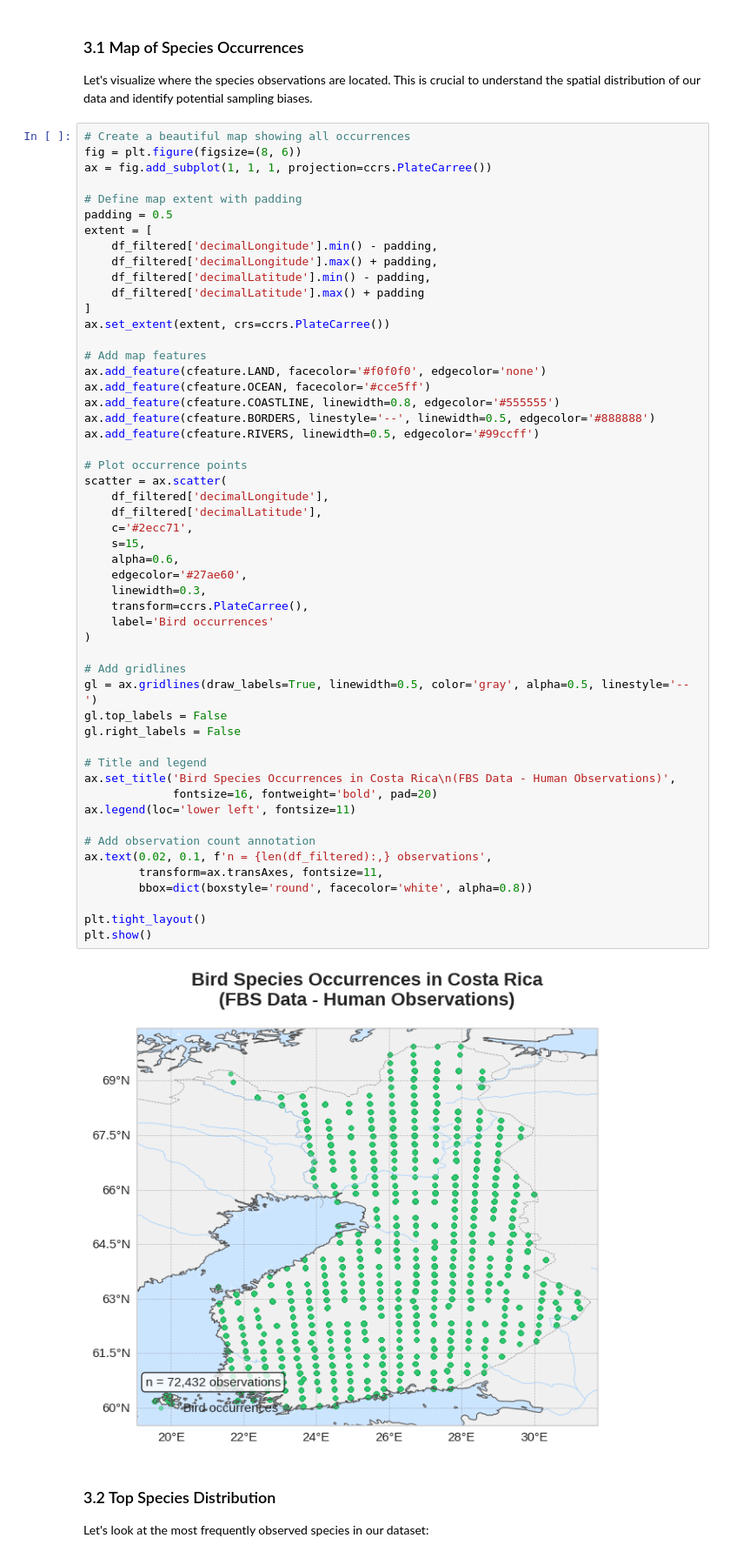
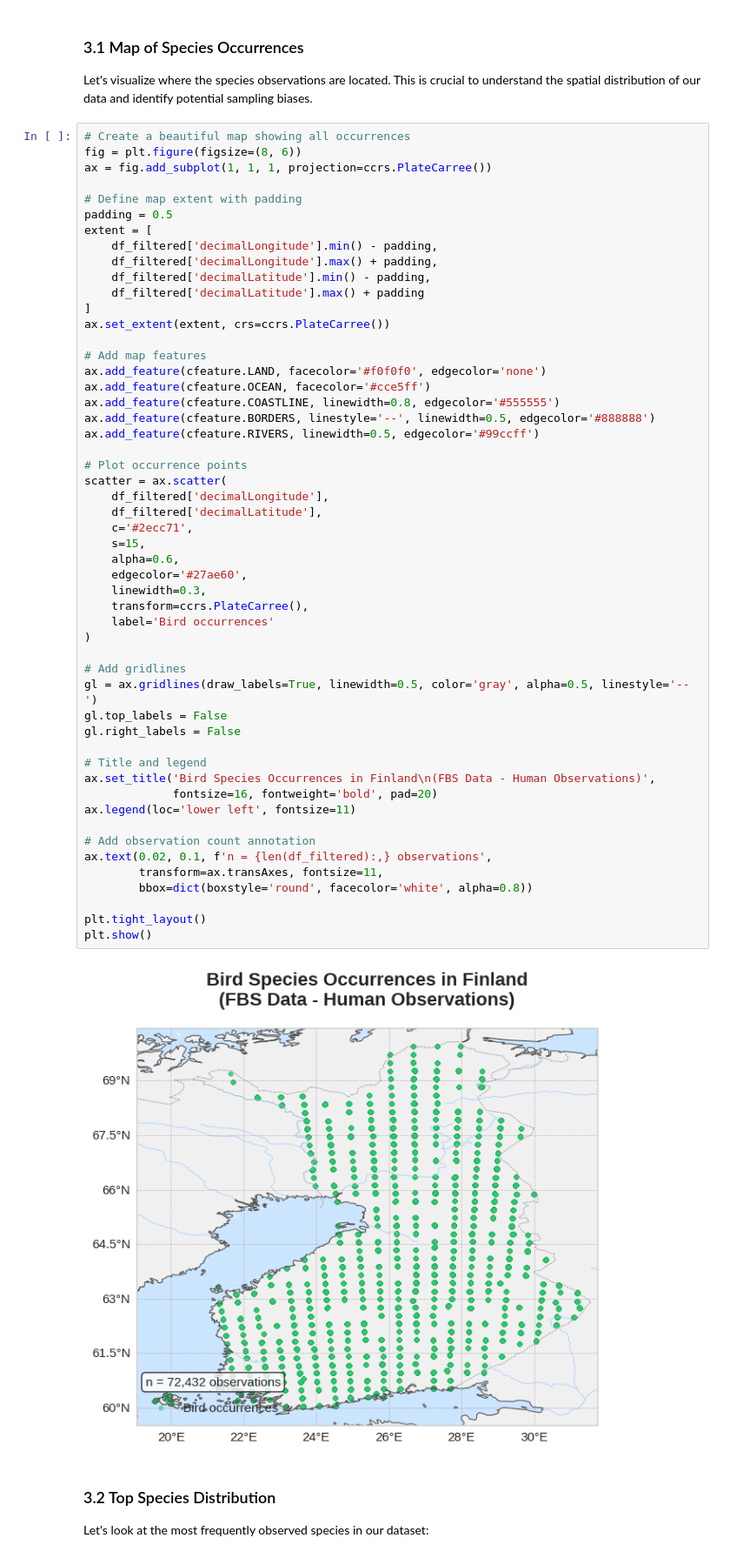
Before and after one commit to cmunozr/2026_I_AI_GU, a Jupyter notebook: Project/deepmaxent.ipynb, the cells around one changed output. Shown at 87% size. Drawn from its saved outputs; the diff is of its cells as text.

```diff
--- a/Project/deepmaxent.ipynb
+++ b/Project/deepmaxent.ipynb
@@ -217,35 +209,35 @@ ax.add_feature(cfeature.RIVERS, linewidth=0.5, edgecolor='#99ccff')
 # Plot occurrence points
 scatter = ax.scatter(
     df_filtered['decimalLongitude'],
     df_filtered['decimalLatitude'],
     c='#2ecc71',
     s=15,
     alpha=0.6,
     edgecolor='#27ae60',
     linewidth=0.3,
     transform=ccrs.PlateCarree(),
     label='Bird occurrences'
 )
 
 # Add gridlines
 gl = ax.gridlines(draw_labels=True, linewidth=0.5, color='gray', alpha=0.5, linestyle='--')
 gl.top_labels = False
 gl.right_labels = False
 
 # Title and legend
-ax.set_title('Bird Species Occurrences in Costa Rica\n(FBS Data - Human Observations)',
+ax.set_title('Bird Species Occurrences in Finland\n(FBS Data - Human Observations)',
              fontsize=16, fontweight='bold', pad=20)
 ax.legend(loc='lower left', fontsize=11)
 
 # Add observation count annotation
 ax.text(0.02, 0.1, f'n = {len(df_filtered):,} observations',
         transform=ax.transAxes, fontsize=11,
         bbox=dict(boxstyle='round', facecolor='white', alpha=0.8))
 
 plt.tight_layout()
 plt.show()
 # %% [output]
-[figure, old version]
+[figure, new version]
 # %% [markdown]
 ### 3.2 Top Species Distribution
 
```
Also changed, not shown: parts of 10 cells of this notebook.
